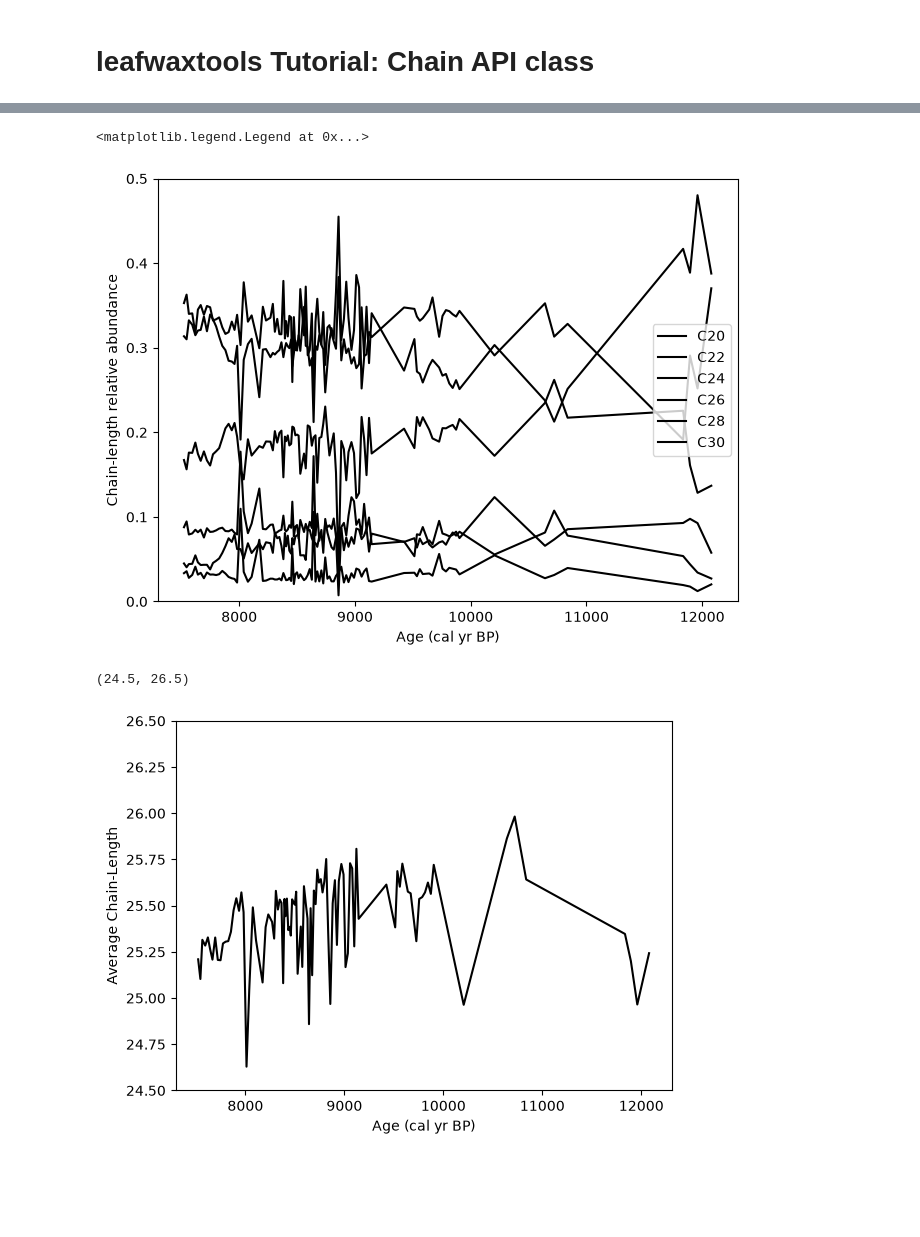
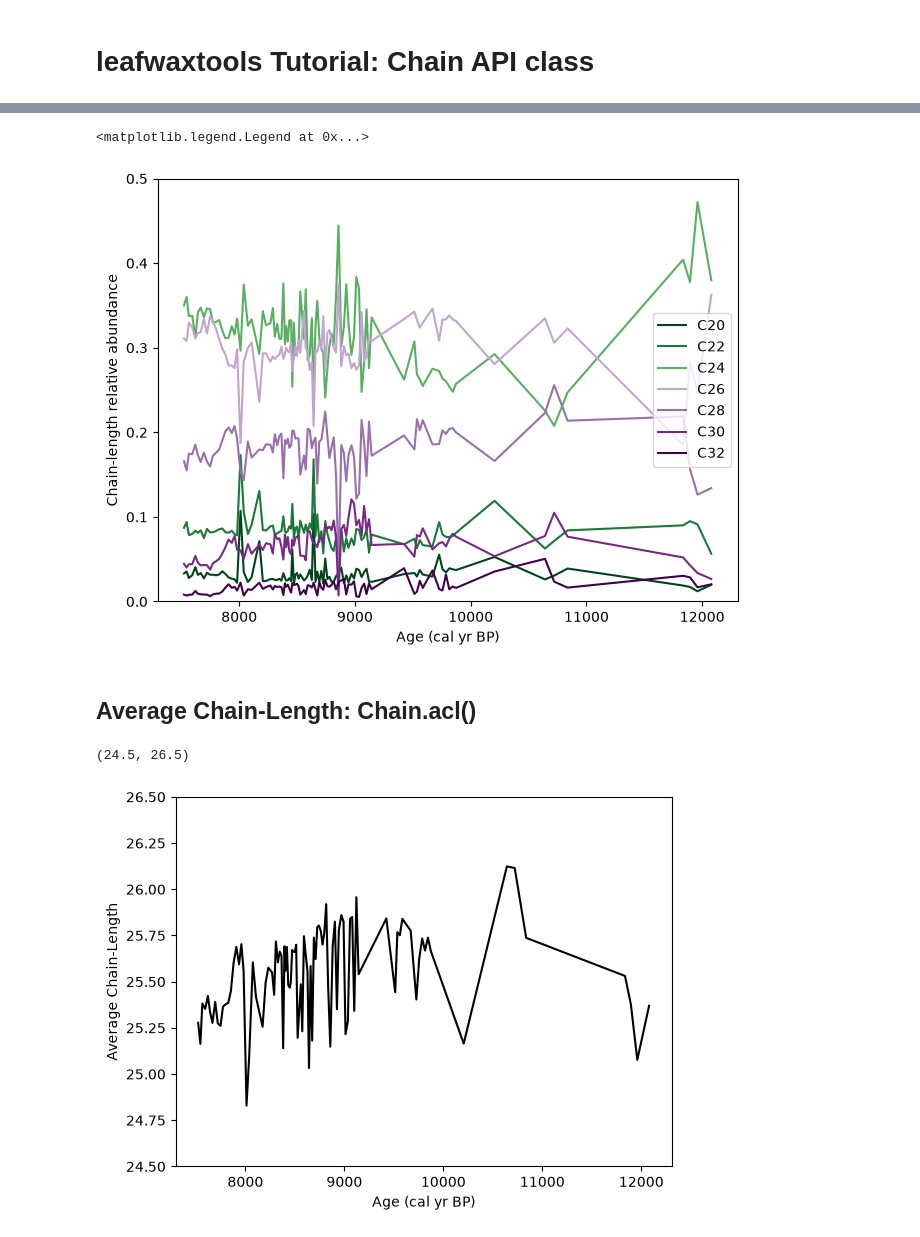
Before and after one commit to kurtlindberg/leafwaxtools, a Jupyter notebook: notebooks/leafwaxtools_Chain_tutorial.ipynb, the cells around one changed output, grey strips where cells are left out. Cells and saved outputs as stored; diff of their text form; code cells hidden in the pictures; blank space fills up the shorter version.

Commit message:
Correlation figure and section headers

```diff
--- a/notebooks/leafwaxtools_Chain_tutorial.ipynb
+++ b/notebooks/leafwaxtools_Chain_tutorial.ipynb
@@ -25,8 +31,8 @@ cf8_data_df.dropna(
         'peakAreaC28FattyAcidMethylEster',
         'peakAreaC29FattyAcidMethylEster',
         'peakAreaC30FattyAcidMethylEster',
-        # 'peakAreaC31FattyAcidMethylEster',
-        # 'peakAreaC32FattyAcidMethylEster',
+        'peakAreaC31FattyAcidMethylEster',
+        'peakAreaC32FattyAcidMethylEster',
     ], inplace=True
 )
 cf8_data_df.reset_index(drop=True, inplace=True)
@@ -49,4 +61,5 @@ cf8_data_df
 # %%
+# All n-alkanoic acid carbon chain-lengths
 cf8_nacid_chain_df = cf8_data_df[
     [
         'peakAreaC20FattyAcidMethylEster',
@@ -60,11 +73,12 @@ cf8_nacid_chain_df = cf8_data_df[
         'peakAreaC28FattyAcidMethylEster',
         'peakAreaC29FattyAcidMethylEster',
         'peakAreaC30FattyAcidMethylEster',
-        # 'peakAreaC31FattyAcidMethylEster',
-        # 'peakAreaC32FattyAcidMethylEster',
+        'peakAreaC31FattyAcidMethylEster',
+        'peakAreaC32FattyAcidMethylEster',
     ]
 ]
 
+# Only even-chain n-alkanoic acid carbon chain-lengths
 cf8_nacid_evenchain_df = cf8_nacid_chain_df[
     [
         'peakAreaC20FattyAcidMethylEster',
@@ -73,7 +87,7 @@ cf8_nacid_evenchain_df = cf8_nacid_chain_df[
         'peakAreaC26FattyAcidMethylEster',
         'peakAreaC28FattyAcidMethylEster',
         'peakAreaC30FattyAcidMethylEster',
-        # 'peakAreaC32FattyAcidMethylEster',
+        'peakAreaC32FattyAcidMethylEster',
     ]
 ]
 
@@ -116,27 +138,30 @@ ax.set_ylim([0,400])
 # %%
 cf8_nacid_chain_relative_abd = Chain(cf8_nacid_evenchain_df).relative_abd()
 cf8_nacid_chain_percent_abd = Chain(cf8_nacid_evenchain_df).relative_abd(calculate_percent=True)
 
 
 colors = [
-    'black',
-    'black',
-    'black',
-    'black',
-    'black',
-    'black',
+    '#00441b',
+    '#1b7837',
+    '#5aae61',
+    '#c2a5cf',
+    '#9970ab',
+    '#762a83',
+    '#40004b'
 ]
 
 fig, ax = plt.subplots(layout='constrained')
 for i in range(len(colors)):
     ax.plot(cf8_data_df.ageMedian, cf8_nacid_chain_relative_abd[:,i], color=colors[i], zorder=i, label=cf8_evenchain_lengths_str[i])
 ax.set_ylim([0,0.5])
 ax.set_xlabel("Age (cal yr BP)")
 ax.set_ylabel("Chain-length relative abundance")
 ax.legend()
 # %% [output]
 <matplotlib.legend.Legend at 0x...>
-[figure, old version]
+[figure, new version]
+# %% [markdown]
+## Average Chain-Length: Chain.acl()
 # %%
 cf8_nacid_chain_acl = Chain(cf8_nacid_chain_df).acl(chain_lengths=cf8_chain_lengths)
 
@@ -148,4 +173,4 @@ ax.set_ylabel("Average Chain-Length")
 ax.set_ylim([24.5,26.5])
 # %% [output]
 (24.5, 26.5)
-[figure, old version]
+[figure, new version]
```
Also changed, not shown: parts of 16 cells of this notebook.
